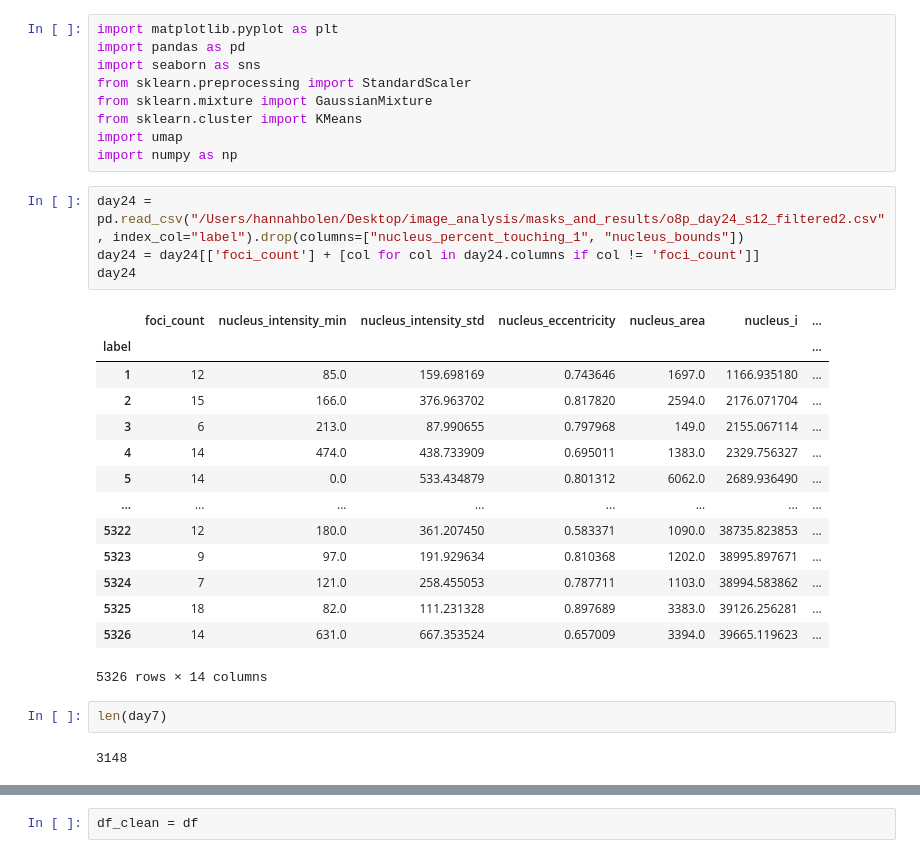
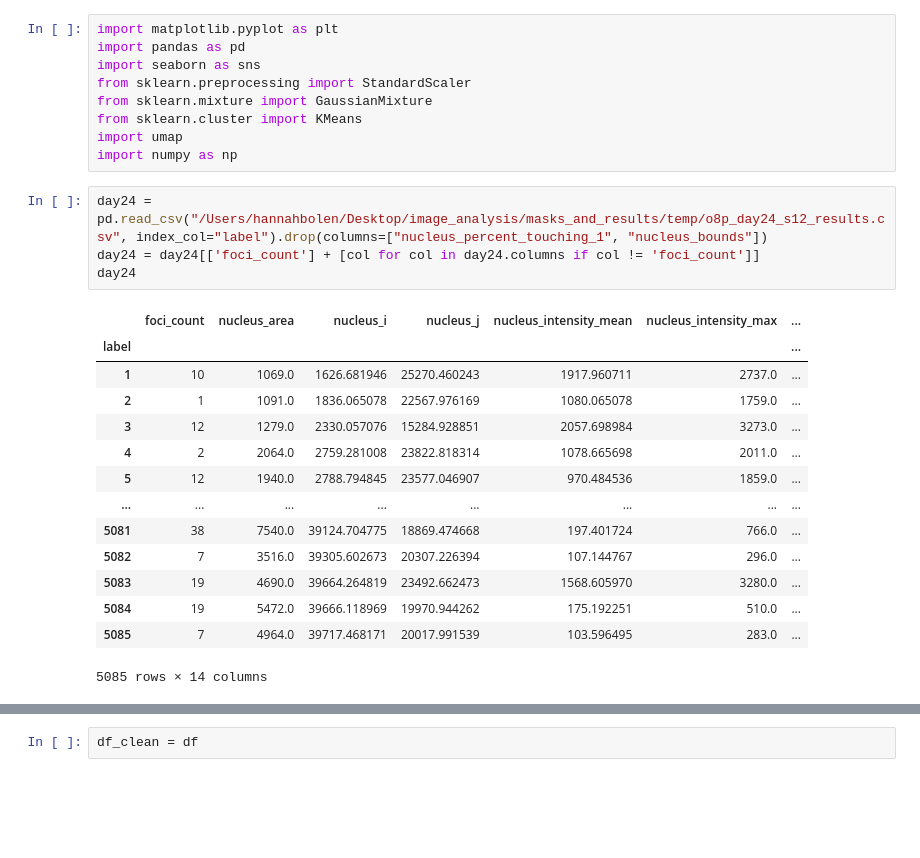
Before and after one commit to hannahbolen1/whole_slide, a Jupyter notebook: current/features_analysis.ipynb, the cells around one changed output, grey strips where cells are left out. Drawn from its saved outputs; the diff is of its cells as text; blank space fills up the shorter version.

```diff
--- a/current/features_analysis.ipynb
+++ b/current/features_analysis.ipynb
@@ -8,28 +8,24 @@ from sklearn.cluster import KMeans
 import umap
 import numpy as np
 # %%
-day24 = pd.read_csv("/Users/hannahbolen/Desktop/image_analysis/masks_and_results/o8p_day24_s12_filtered2.csv", index_col="label").drop(columns=["nucleus_percent_touching_1", "nucleus_bounds"])
+day24 = pd.read_csv("/Users/hannahbolen/Desktop/image_analysis/masks_and_results/temp/o8p_day24_s12_results.csv", index_col="label").drop(columns=["nucleus_percent_touching_1", "nucleus_bounds"])
 day24 = day24[['foci_count'] + [col for col in day24.columns if col != 'foci_count']]
 day24
 # %% [output]
-|  | foci_count | nucleus_intensity_min | nucleus_intensity_std | nucleus_eccentricity | nucleus_area | nucleus_i | ... |
+|  | foci_count | nucleus_area | nucleus_i | nucleus_j | nucleus_intensity_mean | nucleus_intensity_max | ... |
 | label |  |  |  |  |  |  | ... |
-| 1 | 12 | 85.0 | 159.698169 | 0.743646 | 1697.0 | 1166.935180 | ... |
-| 2 | 15 | 166.0 | 376.963702 | 0.817820 | 2594.0 | 2176.071704 | ... |
-| 3 | 6 | 213.0 | 87.990655 | 0.797968 | 149.0 | 2155.067114 | ... |
-| 4 | 14 | 474.0 | 438.733909 | 0.695011 | 1383.0 | 2329.756327 | ... |
-| 5 | 14 | 0.0 | 533.434879 | 0.801312 | 6062.0 | 2689.936490 | ... |
+| 1 | 10 | 1069.0 | 1626.681946 | 25270.460243 | 1917.960711 | 2737.0 | ... |
+| 2 | 1 | 1091.0 | 1836.065078 | 22567.976169 | 1080.065078 | 1759.0 | ... |
+| 3 | 12 | 1279.0 | 2330.057076 | 15284.928851 | 2057.698984 | 3273.0 | ... |
+| 4 | 2 | 2064.0 | 2759.281008 | 23822.818314 | 1078.665698 | 2011.0 | ... |
+| 5 | 12 | 1940.0 | 2788.794845 | 23577.046907 | 970.484536 | 1859.0 | ... |
 | ... | ... | ... | ... | ... | ... | ... | ... |
-| 5322 | 12 | 180.0 | 361.207450 | 0.583371 | 1090.0 | 38735.823853 | ... |
-| 5323 | 9 | 97.0 | 191.929634 | 0.810368 | 1202.0 | 38995.897671 | ... |
-| 5324 | 7 | 121.0 | 258.455053 | 0.787711 | 1103.0 | 38994.583862 | ... |
-| 5325 | 18 | 82.0 | 111.231328 | 0.897689 | 3383.0 | 39126.256281 | ... |
-| 5326 | 14 | 631.0 | 667.353524 | 0.657009 | 3394.0 | 39665.119623 | ... |
+| 5081 | 38 | 7540.0 | 39124.704775 | 18869.474668 | 197.401724 | 766.0 | ... |
+| 5082 | 7 | 3516.0 | 39305.602673 | 20307.226394 | 107.144767 | 296.0 | ... |
+| 5083 | 19 | 4690.0 | 39664.264819 | 23492.662473 | 1568.605970 | 3280.0 | ... |
+| 5084 | 19 | 5472.0 | 39666.118969 | 19970.944262 | 175.192251 | 510.0 | ... |
+| 5085 | 7 | 4964.0 | 39717.468171 | 20017.991539 | 103.596495 | 283.0 | ... |
-5326 rows × 14 columns
+5085 rows × 14 columns
-# %%
-len(day7)
-# %% [output]
-3148
 # %%
 # Compute correlation matrix
 co_mtx = day24[day24["nucleus_intensity_mean"]>1000].corr(numeric_only=True)
```
Also changed, not shown: parts of 21 cells of this notebook, 4 other files.
